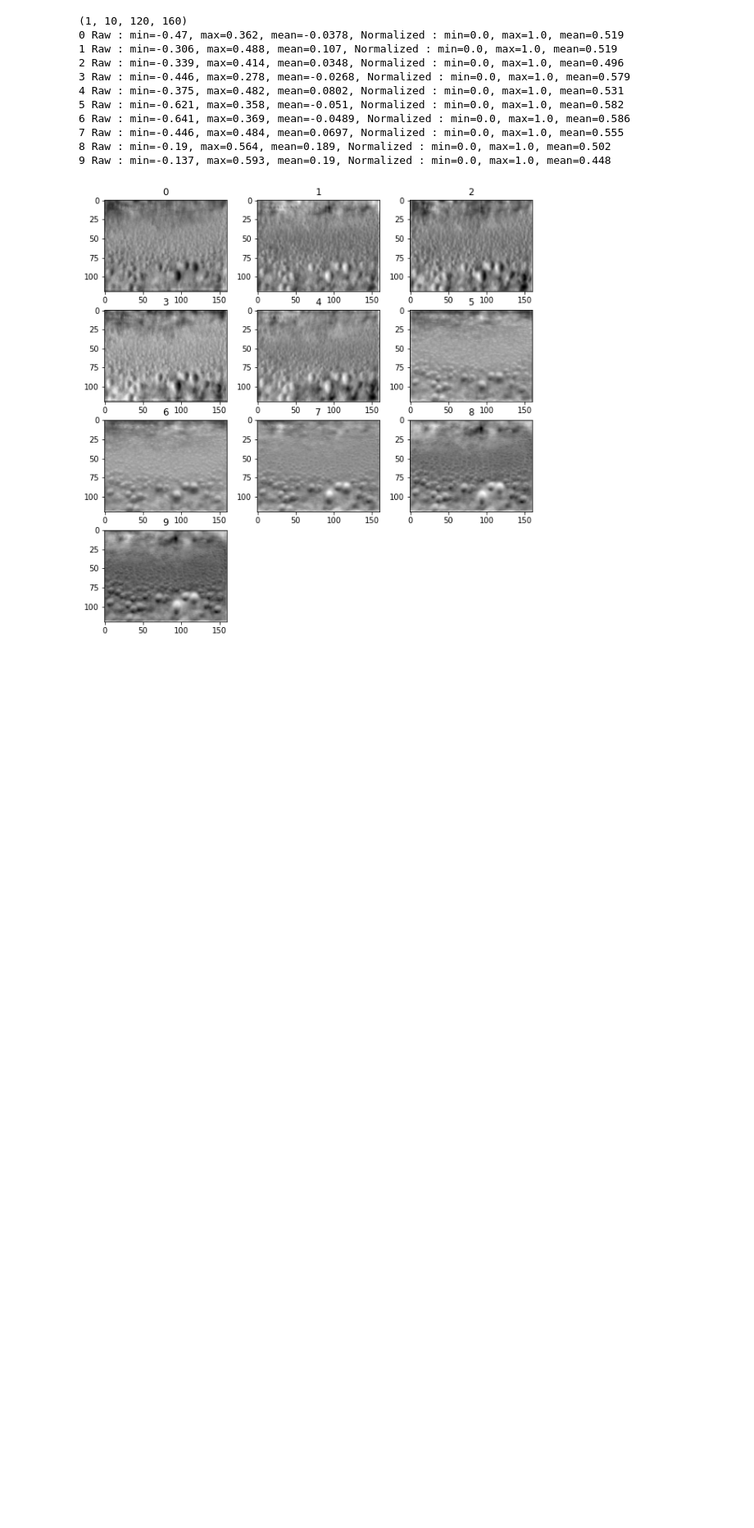
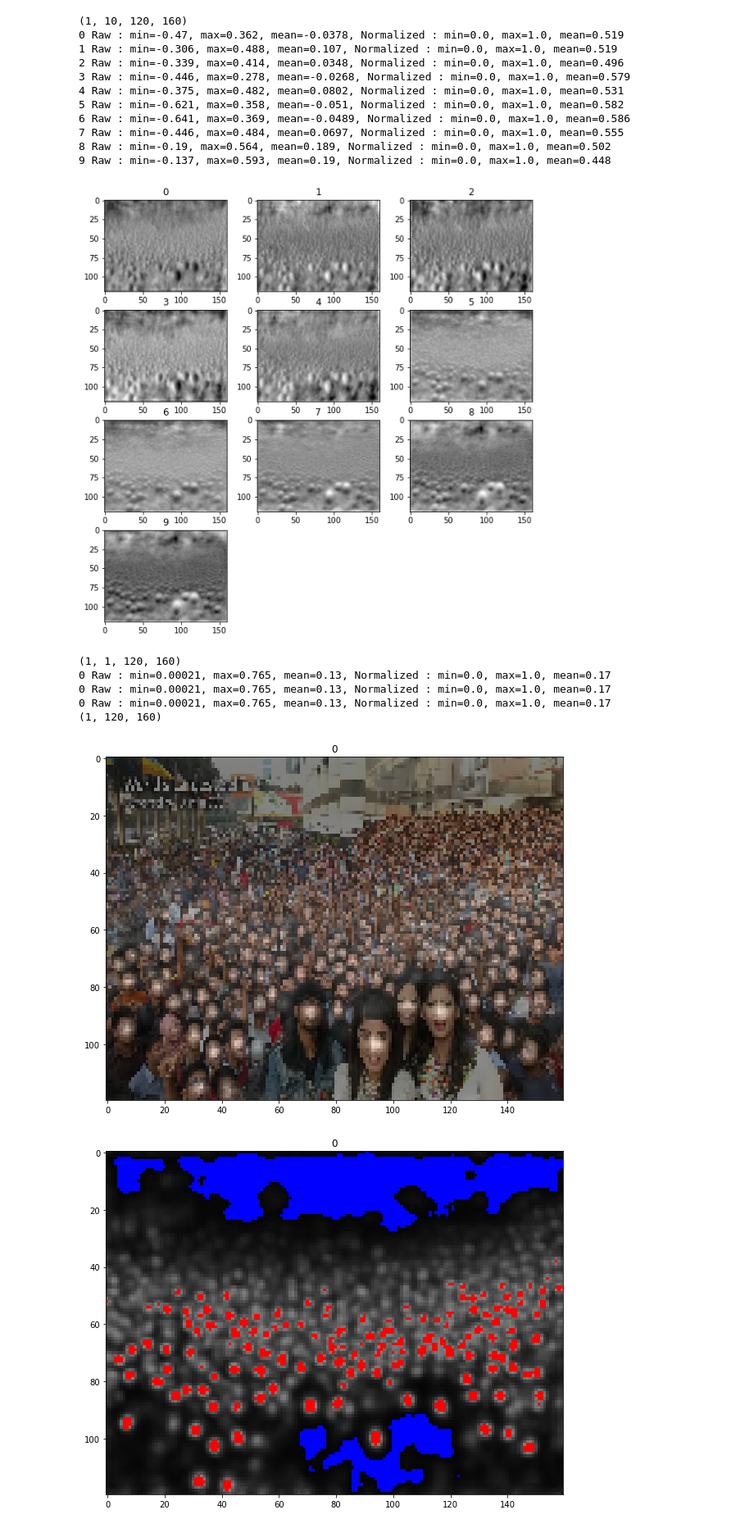
Before and after one commit to yas-sim/openvino-model-experiment-package, a Jupyter notebook: openvino-model-experiment.ipynb, the cells around one changed output. Shown at 82% size. Drawn from its saved outputs; the diff is of its cells as text; code cells hidden in the pictures; blank space fills up the shorter version.

Commit message:
add heatmap examples

```diff
--- a/openvino-model-experiment.ipynb
+++ b/openvino-model-experiment.ipynb
@@ -138,7 +138,7 @@ def display_heatmap(hm, overlay_img=None, normalize=True, threshold_l=-9999, thr
         if draw_peaks == True:
             peaks = find_peaks(hm[:,ch,:,:], order=peak_threshold)
             for y,x in zip(peaks[0], peaks[1]):
-                cv2.drawMarker(img, (x, y), marker_color, markerType=cv2.MARKER_TILTED_CROSS, markerSize=4, thickness=1)
+                cv2.drawMarker(img, (x, y), marker_color, markerType=cv2.MARKER_TILTED_CROSS, markerSize=2, thickness=1)
 
         # Display the result
         plt.subplot(grid_y, grid_x, pos)
@@ -289,3 +289,23 @@ display_heatmap(hm)
 8 Raw : min=-0.19, max=0.564, mean=0.189, Normalized : min=0.0, max=1.0, mean=0.502
 9 Raw : min=-0.137, max=0.593, mean=0.19, Normalized : min=0.0, max=1.0, mean=0.448
 [figure]
+# %%
+# Display heatmaps
+hm = res[outblobs[2]]
+print(hm.shape)
+
+#def display_heatmap(hm, overlay_img=None, normalize=True, threshold_l=-9999, threshold_h=9999, draw_peaks=False, peak_threshold=0.7):
+
+display_heatmap(hm, overlay_img=img_orig)
+
+display_heatmap(hm, normalize=True, threshold_l=0.02, threshold_h=0.5)
+
+display_heatmap(hm, overlay_img=img_orig, normalize=True, peak_threshold=0.5, draw_peaks=True)
+# %% [output]
+(1, 1, 120, 160)
+0 Raw : min=0.00021, max=0.765, mean=0.13, Normalized : min=0.0, max=1.0, mean=0.17
+0 Raw : min=0.00021, max=0.765, mean=0.13, Normalized : min=0.0, max=1.0, mean=0.17
+0 Raw : min=0.00021, max=0.765, mean=0.13, Normalized : min=0.0, max=1.0, mean=0.17
+(1, 120, 160)
+[figure, added]
+[figure, added]
```
Also changed, not shown: parts of 1 cell of this notebook.
